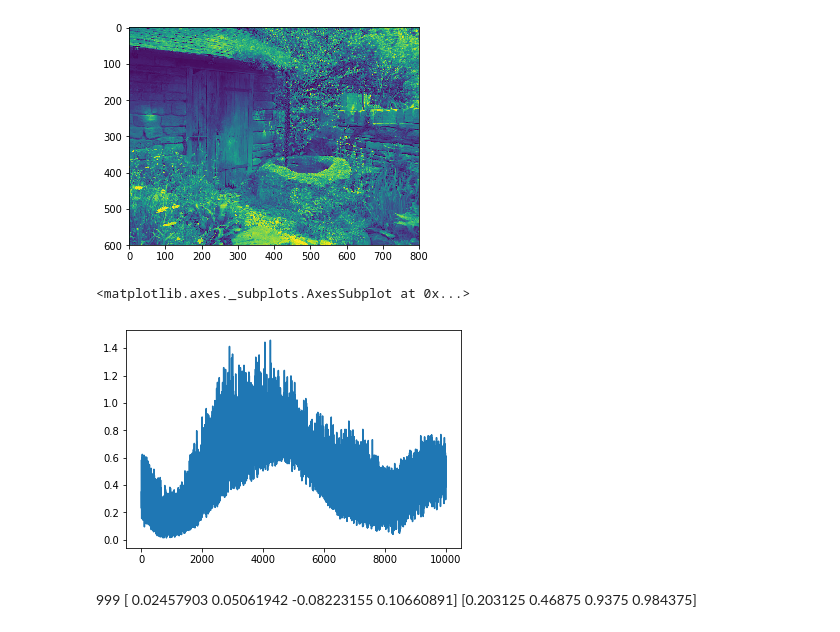
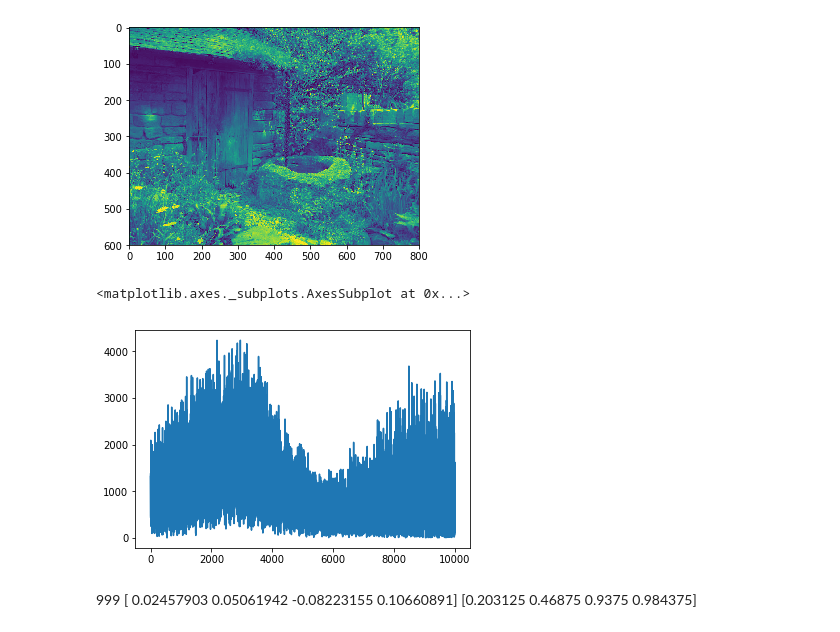
Before and after one commit to ppallal/goturn200, a Jupyter notebook: Main.ipynb, the cells around one changed output. Cells and saved outputs as stored; diff of their text form; code cells hidden in the pictures.

```diff
--- a/Main.ipynb
+++ b/Main.ipynb
@@ -88,9 +88,24 @@ def display(img, L, T):
     h = img.shape[0]
     w = img.shape[1]
 
-    boxL = (int(L[0] * h), int(L[1] * w)), (int(L[2] * h), int(L[3] * w))
-    boxT = (int(T[0] * h), int(T[1] * w)), (int(T[2] * h), int(T[3] * w))
+
+
+    boxL = center_to_box(*L)
+    boxT = center_to_box(*T)
     display_boxes(img, boxL, boxT)
+
+def box_to_center(lu, rb):
+    w = rb[0] - lu[0]
+    h = rb[1] - lu[1]
+    cx = (rb[0] + lu[0]) / 2
+    cy = (rb[1] + lu[1]) / 2
+    return cx, cy, w, h
+
+
+def center_to_box(cx, cy, w, h, dtype=int):
+    lu = dtype((cx - w/2)), dtype((cy - h/2))
+    rb = dtype((cx + w/2)), dtype((cy + h/2))
+    return lu, rb
 
 
 # img = crop(img, (20, 20), (40, 100))
@@ -115,7 +130,7 @@ scaling_factor = 1
 losses = []
 cv2.destroyAllWindows()
 
-optimizer = optim.Adam(net.parameters(), lr = 0.0005)
+optimizer = optim.Adam(net.parameters(), lr = 0.01)
 
 loss = nn.MSELoss()
 
@@ -125,44 +140,49 @@ for i in tqdm(range(caseNo)):
     obj, box = random_crop(search_area, obd)
 
 
-    labels = box[0][0] / sad, box[0][1] / sad, box[1][0] / sad, box[1][1] / sad
+#     labels = box[0][0] / sad, box[0][1] / sad, box[1][0] / sad, box[1][1] / sad
+#     cx, cy, w, h = box_to_center(*box)
+    labels = list(map(lambda x: x/ 1, box_to_center(*box)))
 #     plt.imshow(obj)
 #     plt.imshow(cv2.rectangle(search_area,box[0],box[1],(255,0,0), 1))
 
     X = np.dstack([resize(search_area, fd, fd), resize(obj, fd, fd)]).transpose((2, 0, 1))
 #     X = np.dstack([resize(search_area, fd, fd), resize(obj, fd, fd)])
 #     print(X.shape)
 
     X = torch.tensor(([X/255])).float()
     X = torch.autograd.Variable(X, requires_grad=True)
     Y = net(X) * scaling_factor
 #     torch.autograd.Variable(torch.randn((3,5)), requires_grad=True)
 #     T = torch.autograd.Variable(torch.tensor(labels), requires_grad=False)
 #     T = torch.autograd.Variable(torch.tensor(labels, requires_grad=False), requires_grad=False)
     T = torch.tensor([labels], requires_grad=False)
 
     l = loss(Y, T)
 
     losses.append(l)
-    if i % 500 == 0:
+    if i % 200 == 0:
 #         torch.save(net.state_dict(), "net")
 
 #         print(i, Y.data.numpy()[0], T.data.numpy()[0])
         display(search_area, Y.data.numpy()[0], T.data.numpy()[0])
         cv2.waitKey(1)
 #         time.sleep(0.5)
 
     l.backward()
     optimizer.step()
 #     print(X.shape)
 
 cv2.destroyAllWindows()
 # pd.Series(losses).plot()
+
+t = map(lambda x:float(x.data.numpy()), losses)
+pd.Series(t).plot()
+# %% [output]
+<matplotlib.axes._subplots.AxesSubplot at 0x...>
+[figure, added]
 # %%
 t = map(lambda x:float(x.data.numpy()), losses)
 pd.Series(t).plot()
-# %% [output]
-<matplotlib.axes._subplots.AxesSubplot at 0x...>
-[figure, removed]
 # %% [markdown]
 999 [ 0.02457903  0.05061942 -0.08223155  0.10660891] [0.203125 0.46875  0.9375   0.984375]
```
